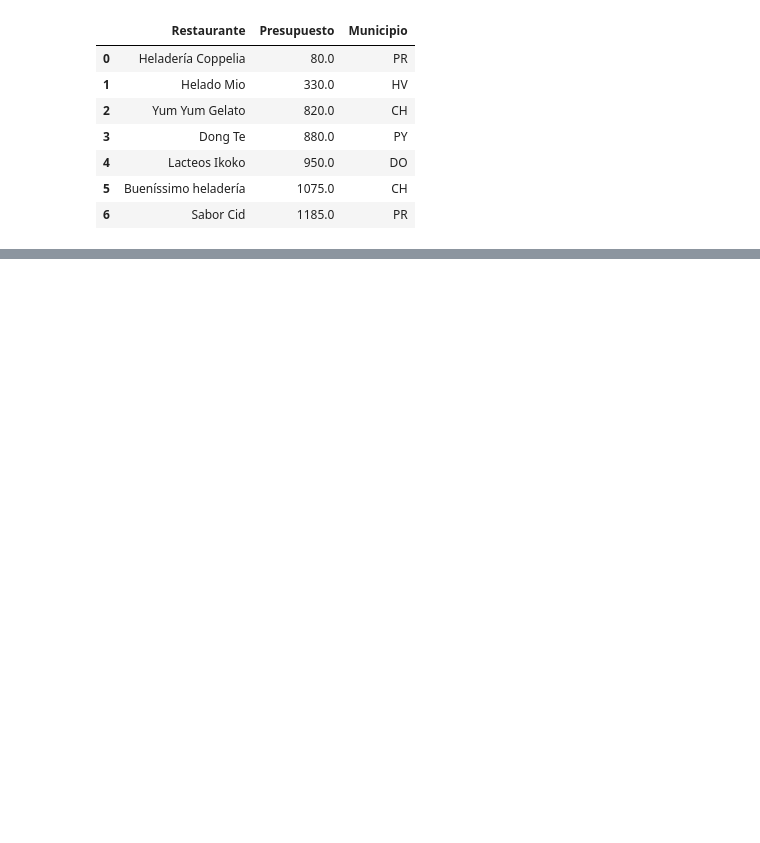
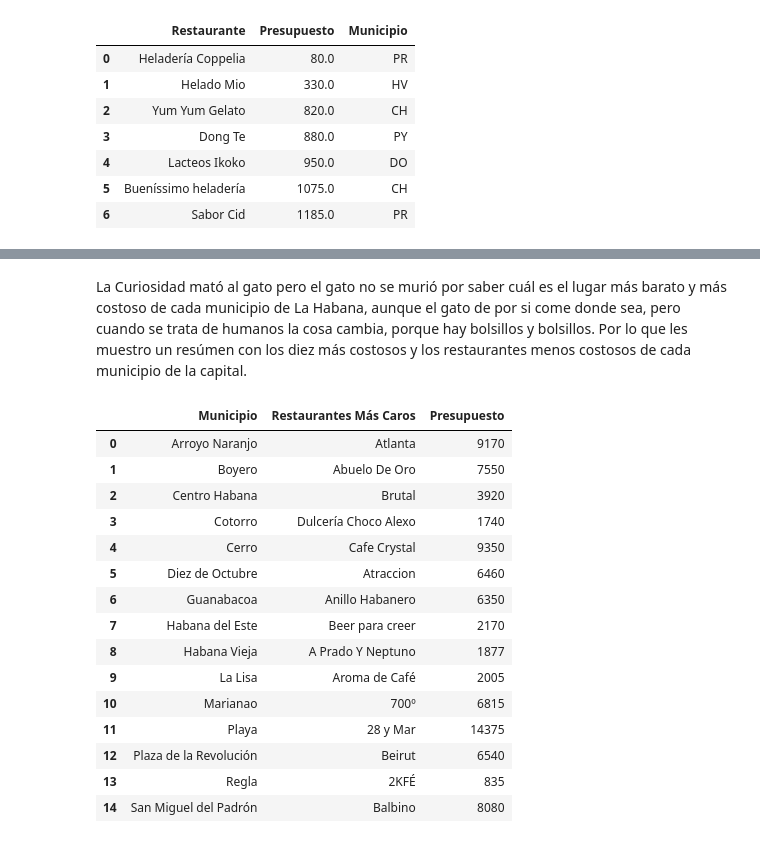
Before and after one commit to Datadrummer-jr/Food-Data, a Jupyter notebook: Project Code/restaurant project.ipynb, the cells around one changed output, grey strips where cells are left out. Cells and saved outputs as stored; diff of their text form; code cells hidden in the pictures; blank space fills up the shorter version.

```diff
--- a/Project Code/restaurant project.ipynb
+++ b/Project Code/restaurant project.ipynb
@@ -268,0 +223,21 @@ ice_cream()
+# %% [markdown]
+  La Curiosidad mató al gato pero el gato no se murió por saber cuál es el lugar más barato y más costoso de cada municipio de La Habana, aunque el gato de por si come donde sea, pero cuando se trata de humanos la cosa cambia, porque hay bolsillos y bolsillos. Por lo que les muestro un resúmen con los diez más costosos y los restaurantes menos costosos de cada municipio de la capital.
+# %%
+restaurant("baratos")
+# %% [output]
+|  | Municipio | Restaurantes Más Caros | Presupuesto |
+| 0 | Arroyo Naranjo | Atlanta | 9170 |
+| 1 | Boyero | Abuelo De Oro | 7550 |
+| 2 | Centro Habana | Brutal | 3920 |
+| 3 | Cotorro | Dulcería Choco Alexo | 1740 |
+| 4 | Cerro | Cafe Crystal | 9350 |
+| 5 | Diez de Octubre | Atraccion | 6460 |
+| 6 | Guanabacoa | Anillo Habanero | 6350 |
+| 7 | Habana del Este | Beer para creer | 2170 |
+| 8 | Habana Vieja | A Prado Y Neptuno | 1877 |
+| 9 | La Lisa | Aroma de Café | 2005 |
+| 10 | Marianao | 700º | 6815 |
+| 11 | Playa | 28 y Mar | 14375 |
+| 12 | Plaza de la Revolución | Beirut | 6540 |
+| 13 | Regla | 2KFÉ | 835 |
+| 14 | San Miguel del Padrón | Balbino | 8080 |
```
Also changed, not shown: parts of 12 cells of this notebook, 2 other files.
